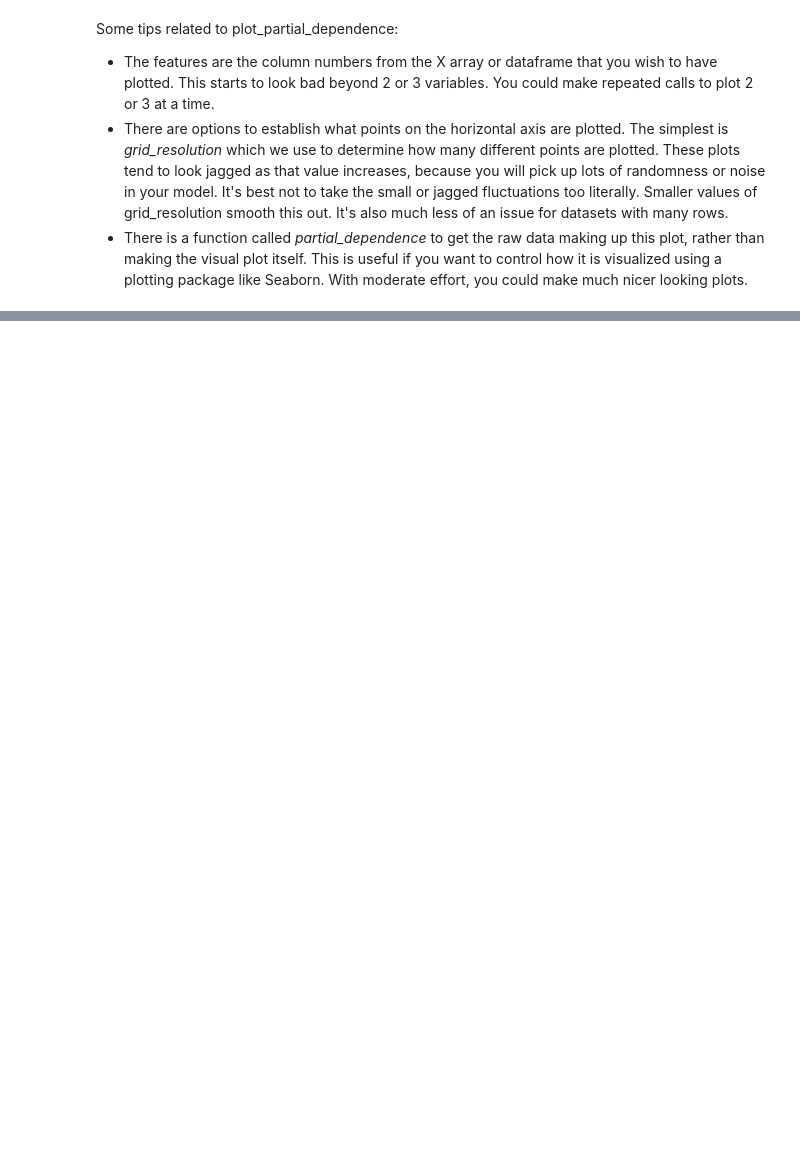
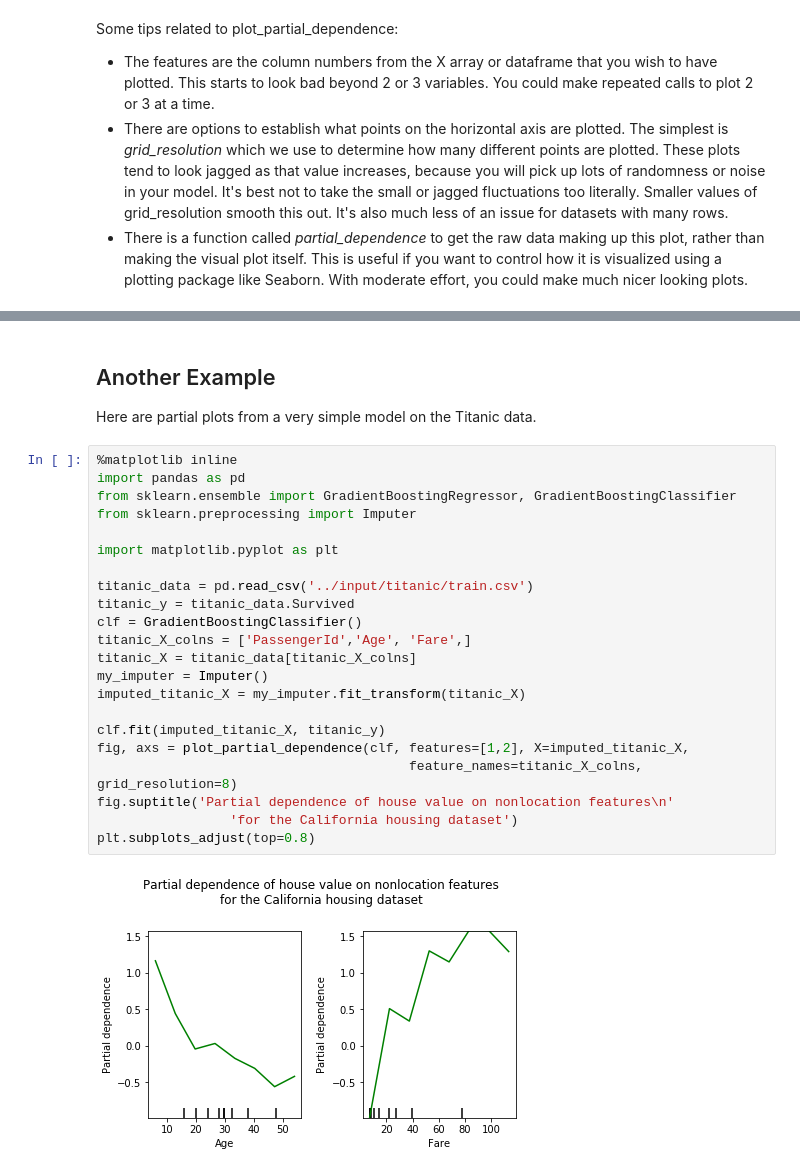
Before and after one commit to falconjs/Archaeopteryx, a Jupyter notebook: Kaggle_Learn_Machine_Learning/24 Partial Dependence Plots.ipynb, the cells around one changed output, grey strips where cells are left out. Drawn from its saved outputs; the diff is of its cells as text; blank space fills up the shorter version.

```diff
--- a/Kaggle_Learn_Machine_Learning/24 Partial Dependence Plots.ipynb
+++ b/Kaggle_Learn_Machine_Learning/24 Partial Dependence Plots.ipynb
@@ -74,0 +117,28 @@ Some tips related to plot_partial_dependence:
+# %% [markdown]
+## Another Example
+
+Here are partial plots from a very simple model on the Titanic data.
+# %%
+%matplotlib inline
+import pandas as pd
+from sklearn.ensemble import GradientBoostingRegressor, GradientBoostingClassifier
+from sklearn.preprocessing import Imputer
+
+import matplotlib.pyplot as plt
+
+titanic_data = pd.read_csv('../input/titanic/train.csv')
+titanic_y = titanic_data.Survived
+clf = GradientBoostingClassifier()
+titanic_X_colns = ['PassengerId','Age', 'Fare',]
+titanic_X = titanic_data[titanic_X_colns]
+my_imputer = Imputer()
+imputed_titanic_X = my_imputer.fit_transform(titanic_X)
+
+clf.fit(imputed_titanic_X, titanic_y)
+fig, axs = plot_partial_dependence(clf, features=[1,2], X=imputed_titanic_X,
+                                        feature_names=titanic_X_colns, grid_resolution=8)
+fig.suptitle('Partial dependence of house value on nonlocation features\n'
+                 'for the California housing dataset')
+plt.subplots_adjust(top=0.8)
+# %% [output]
+[figure, added]
```
Also changed, not shown: parts of 5 cells of this notebook, 1 other file.
